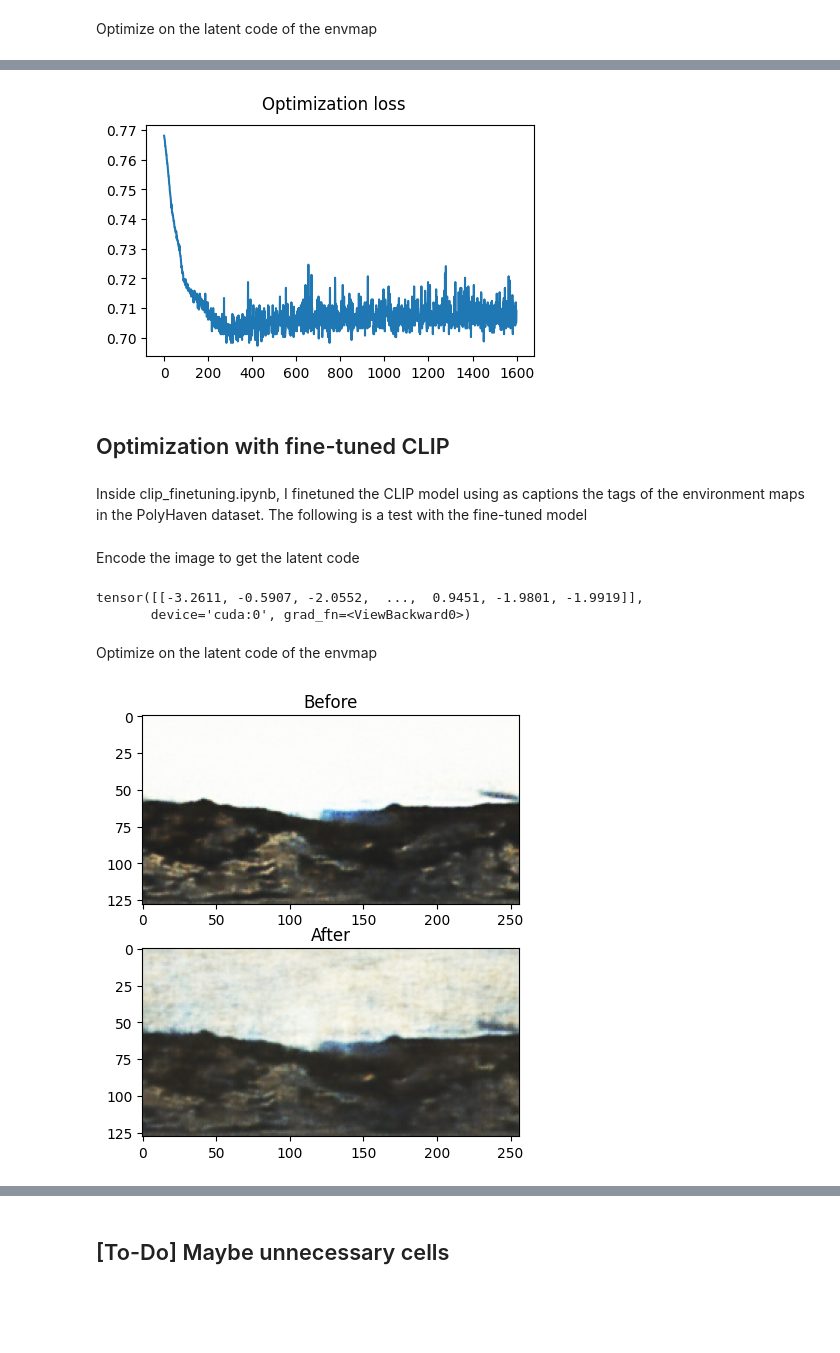
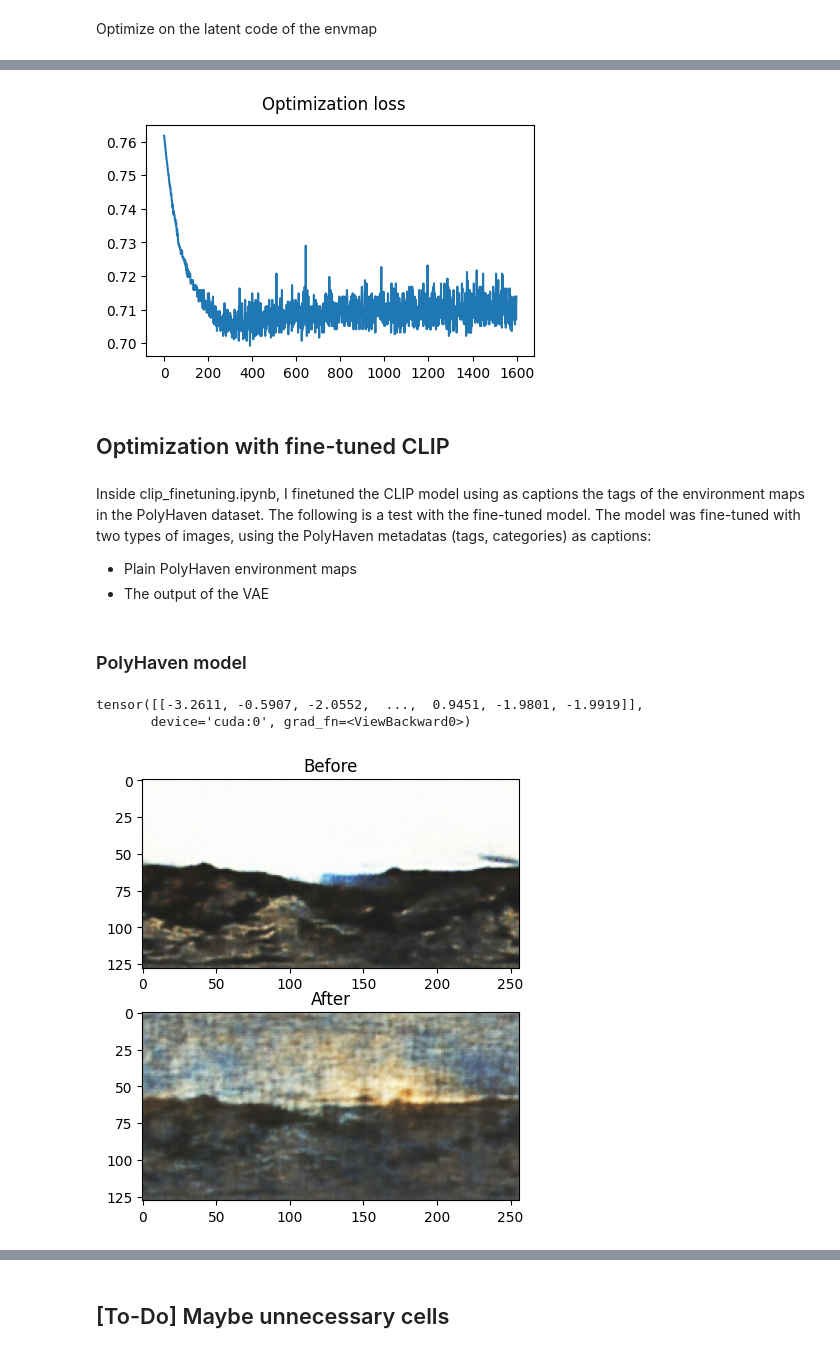
Before and after one commit to AntonioDOrazio/nlp-clip-guided-optimization, a Jupyter notebook: clip_based_optimization.ipynb, the cells around one changed output, grey strips where cells are left out. Cells and saved outputs as stored; diff of their text form; code cells hidden in the pictures; blank space fills up the shorter version.

Commit message:
improved training, clip finetuning on VAE

```diff
--- a/clip_based_optimization.ipynb
+++ b/clip_based_optimization.ipynb
@@ -93,22 +92,29 @@ plot_image(y)
 # %%
 class CustomCLIPLoss(torch.nn.Module):
 
-    def __init__(self, clip_model="ViT-B/32", checkpoint=None, resize=224):
+    def __init__(self, clip_model="ViT-B/32", checkpoint=None):#, resize=224):
         super(CustomCLIPLoss, self).__init__()
-        self.model, _ = clip.load(clip_model, device="cuda", jit=False)
+        self.model, clip_preprocess = clip.load(clip_model, device="cuda", jit=False)
 
         if checkpoint is not None:
             # source: https://github.com/openai/CLIP/issues/83
             ckpt = torch.load(checkpoint)
             self.model.load_state_dict(ckpt)
 
+        # Remove from the CLIP preprocessor the PIL related operations
+        self.preprocess = transforms.Compose([
+                clip_preprocess.transforms[0],
+                clip_preprocess.transforms[1],
+                clip_preprocess.transforms[4]
+        ])
 
+        '''
         self.preprocess = transforms.Compose([
             transforms.Resize(resize),
             transforms.CenterCrop(resize),
             transforms.Normalize(mean=(0.48145466, 0.4578275, 0.40821073), std=(0.26862954, 0.26130258, 0.27577711))
         ])
-
+        '''
     def forward(self, image, text):
         image = self.preprocess(image)
         similarity = 1 - self.model(image, text)[0] / 100
@@ -219,8 +226,11 @@ plot_comparison(y, tf_img)
 # %%
 plot_loss(history)
 # %% [output]
-[figure, old version]
+[figure, new version]
 # %% [markdown]
 ## Optimization with fine-tuned CLIP
 # %% [markdown]
-Inside clip_finetuning.ipynb, I finetuned the CLIP model using as captions the tags of the environment maps in the PolyHaven dataset. The following is a test with the fine-tuned model
+Inside clip_finetuning.ipynb, I finetuned the CLIP model using as captions the tags of the environment maps in the PolyHaven dataset. The following is a test with the fine-tuned model.
+The model was fine-tuned with two types of images, using the PolyHaven metadatas (tags, categories) as captions:
+- Plain PolyHaven environment maps
+- The output of the VAE
@@ -229,38 +237,42 @@ clip_loss = CustomCLIPLoss(clip_model="RN50x4", checkpoint="clip_checkpoints/cli
-# %% [markdown]
-Encode the image to get the latent code
-# %%
-z = model.encode_only(x_norm)
-print(z)
-# %% [output]
-tensor([[-3.2611, -0.5907, -2.0552,  ...,  0.9451, -1.9801, -1.9919]],
-       device='cuda:0', grad_fn=<ViewBackward0>)
-# %% [markdown]
-Optimize on the latent code of the envmap
+# %% [markdown]
+### PolyHaven model
 # %%
-#z_optim, optimizer = get_optimizer(z, lr=1e-1, weight_decay=1e-3) #1e-3, 1e-5
+if clip_loss in locals():
+    del clip_loss
+    torch.cuda.empty_cache()
+
+#clip_loss = CustomCLIPLoss(clip_model="RN50x4", checkpoint="clip_checkpoints/clip_finetuned_polyhaven.pt", resize=288)
+clip_loss = CustomCLIPLoss(clip_model="ViT-B/32", checkpoint="clip_checkpoints/clip_finetuned_polyhaven.pt")
+
+z = model.encode_only(x_norm)
+print(z)
+
 z_optim, optimizer = get_optimizer(z, lr=0.01, weight_decay=1e-3)
 scheduler = torch.optim.lr_scheduler.StepLR(optimizer, step_size=150, gamma=0.5)
+# %% [output]
+tensor([[-3.2611, -0.5907, -2.0552,  ...,  0.9451, -1.9801, -1.9919]],
+       device='cuda:0', grad_fn=<ViewBackward0>)
 # %%
 prompt = "sunset" # environment, sunny, high contrast
 text = clip.tokenize(prompt).to(device="cuda")
 
 loop = tqdm(range(1600))
 
-del history
+history={}
 history={'optim_loss':[]}
 for it in loop:
     tf_img = decode_z(model, z_optim)
 
     loss_clip = clip_loss(tf_img, text)
     tv_loss = tv(tf_img)
     loss = loss_clip
     optimizer.zero_grad()
     loss.backward()
     optimizer.step()
     scheduler.step()
     loop.set_postfix(loss=loss.item())
     history['optim_loss'].append(loss.item())
 
 plot_comparison(y, tf_img)
 # %% [output]
-[figure, old version]
+[figure, new version]
```
Also changed, not shown: parts of 11 cells of this notebook, 1 other file.
